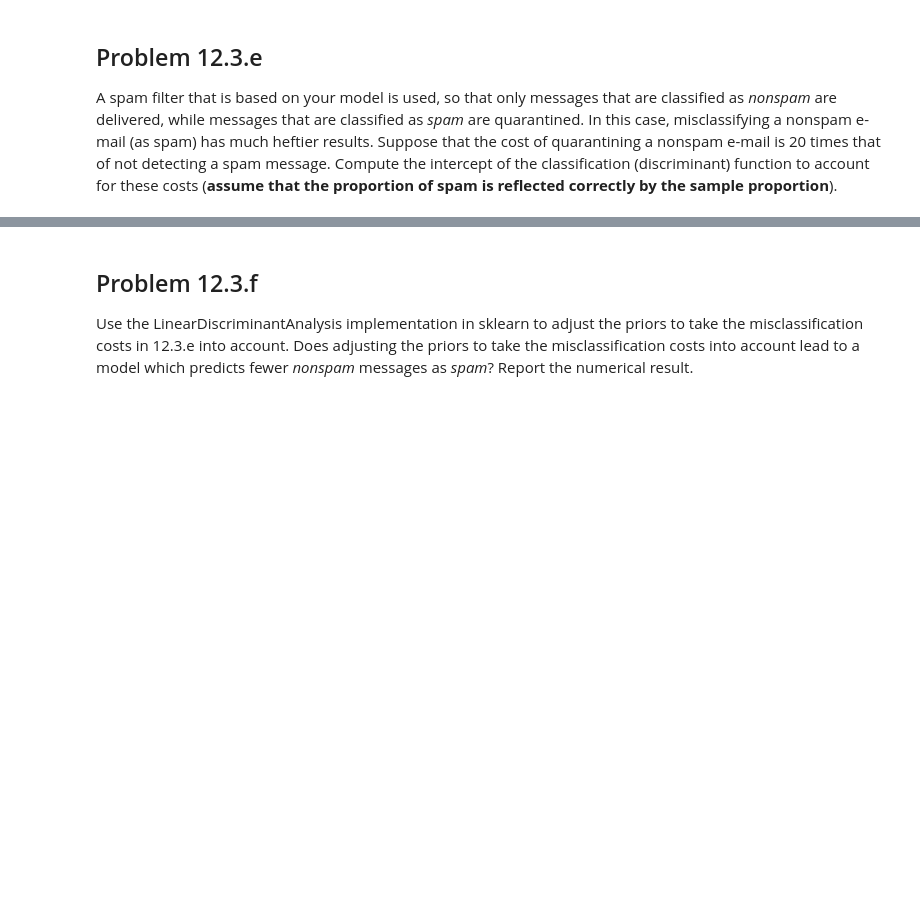
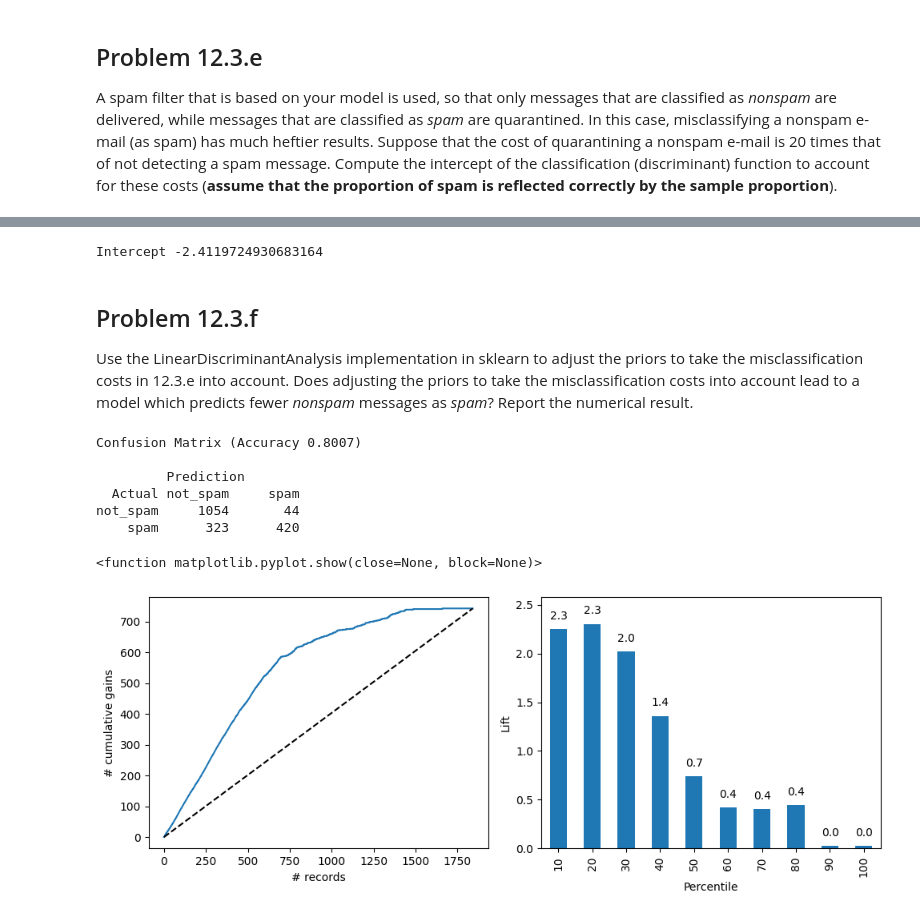
Before and after one commit to wolfesamk/MSBA-207, a Jupyter notebook: Homework/MSBA 207 Chapter 12.ipynb, the cells around one changed output, grey strips where cells are left out. Saved outputs shown, nothing was run; the diff lists cells and outputs as text; code cells hidden in the pictures; blank space fills up the shorter version.

```diff
--- a/Homework/MSBA 207 Chapter 12.ipynb
+++ b/Homework/MSBA 207 Chapter 12.ipynb
@@ -504,3 +440,19 @@ In the sample, almost 40\% of the e-mail messages were tagged as spam. However,
 ## Problem 12.3.e
 A spam filter that is based on your model is used, so that only messages that are classified as _nonspam_ are delivered, while messages that are classified as _spam_ are quarantined. In this case, misclassifying a nonspam e-mail (as spam) has much heftier results. Suppose that the cost of quarantining a nonspam e-mail is 20 times
 that of not detecting a spam message. Compute the intercept of the classification (discriminant) function to account for these costs (<b>assume that the proportion of spam is reflected correctly by the sample proportion</b>).
+# %%
+v = 20
+p1 = 0.9
+p2 = 0.1
+c1 = 1
+c2 = v/c1
+prior1 = (p1*c1)/((p1*c1)+(p2*c2))
+prior2 = (p2*c2)/((p1*c1)+(p2*c2))
+print(v)
+print(p1)
+print(p2)
+print(c1)
+print(c2)
+print(prior1)
+print(prior2)
+print(prior1+prior2)
@@ -507,3 +468,34 @@ that of not detecting a spam message. Compute the intercept of the classificatio
+# %%
+lda_reg_3 = LinearDiscriminantAnalysis(priors=[prior2,prior1])
+lda_reg_3.fit(train_X,train_y)
+print('Intercept', lda_reg_3.intercept_[0])
+# %% [output]
+Intercept -2.4119724930683164
 # %% [markdown]
 ## Problem 12.3.f
 Use the LinearDiscriminantAnalysis implementation in sklearn to adjust the priors to take the misclassification costs in 12.3.e into account. Does adjusting the priors to take the misclassification costs into account lead to a model which predicts fewer <i>nonspam</i> messages as <i>spam</i>? Report the numerical result.
+# %%
+classificationSummary(valid_y,lda_reg_3.predict(valid_X),class_names=lda_reg_3.classes_)
+lda_proba_3 = lda_reg_3.predict_proba(valid_X)
+result_3 = pd.DataFrame({'Actual':valid_y,
+                      'p(0)': [p[0] for p in lda_proba_3],
+                      'p(1)': [p[1] for p in lda_proba_3]
+                      })
+result_3['Actual'] = result_3.Actual.replace('spam',1)
+result_3['Actual'] = result_3.Actual.replace('not_spam',0)
+result_3['Actual'] = result_3['Actual'].astype(dtype='uint8')
+result_3 = result_3.sort_values(by=['p(1)'], ascending=False)
+fig, axes = plt.subplots(nrows=1,ncols=2, figsize=(10,4))
+gainsChart(result_3.Actual, ax=axes[0])
+liftChart(result_3.Actual,title=False, ax=axes[1])
+plt.tight_layout()
+plt.show
+# %% [output]
+Confusion Matrix (Accuracy 0.8007)
+
+         Prediction
+  Actual not_spam     spam
+not_spam     1054       44
+    spam      323      420
+<function matplotlib.pyplot.show(close=None, block=None)>
+[figure, added]
```
Also changed, not shown: parts of 45 cells of this notebook.
